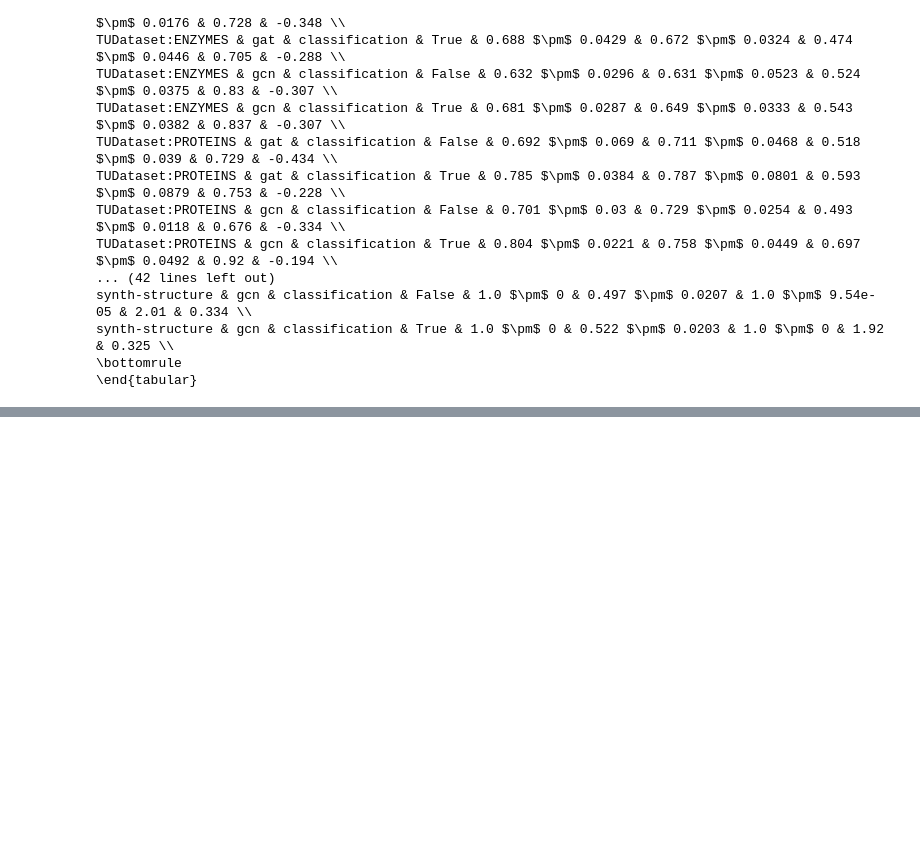
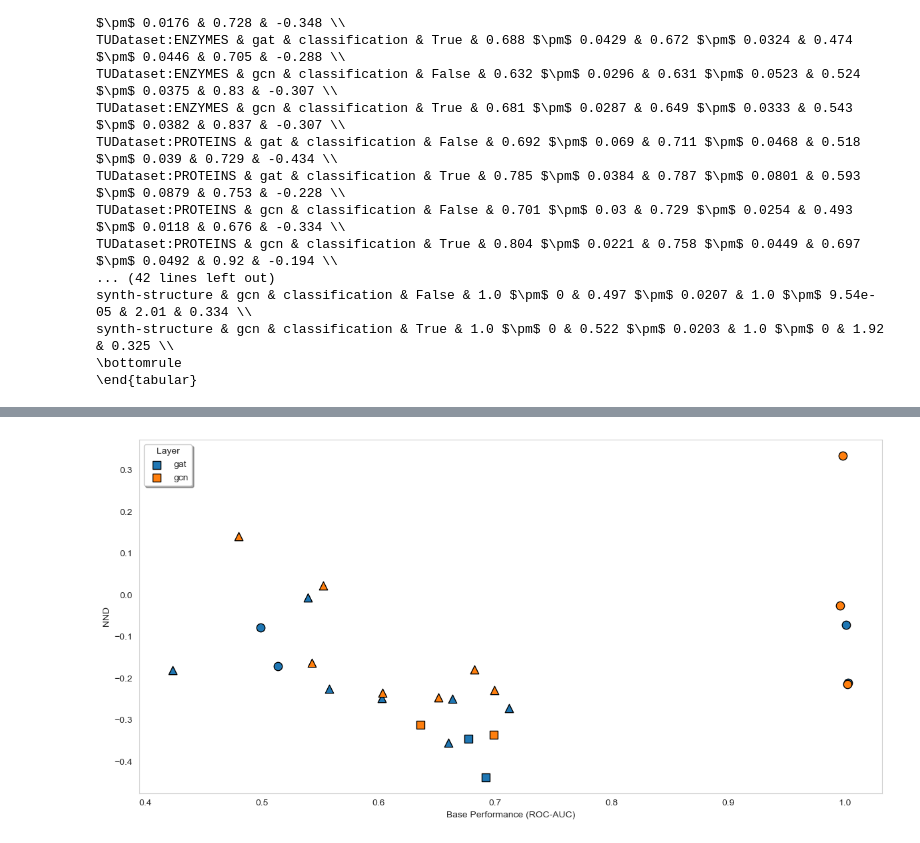
Before and after one commit to alexodavies/graphs-noise-noise, a Jupyter notebook: analysis.ipynb, the cells around one changed output, grey strips where cells are left out. Saved outputs shown, nothing was run; the diff lists cells and outputs as text; code cells hidden in the pictures; blank space fills up the shorter version.

Commit message:
New figures

```diff
--- a/analysis.ipynb
+++ b/analysis.ipynb
@@ -530,0 +591,85 @@ plt.savefig("figures/pos-impact-scatter.png")
+# %%
+import pandas as pd
+import matplotlib.pyplot as plt
+import seaborn as sns
+import numpy as np
+
+# Load your DataFrame (replace this with your actual DataFrame loading process)
+# df = pd.read_csv("your_data.csv")  # Example if loading from a CSV
+
+# Ensure 'Base Performance' and 'NND' columns are numeric
+df["Base Performance"] = pd.to_numeric(df["Base Performance"], errors='coerce')
+df["NND"] = pd.to_numeric(df["NND"], errors='coerce')
+
+# Extract datasets and layers
+datasets = df["Dataset"].unique()
+layers = df["Layer"].unique()
+
+# Prepare data for plotting
+perf_changes = []
+
+for dataset in datasets:
+    for layer in layers:
+        base_true = df[(df["Dataset"] == dataset) & (df["Layer"] == layer) & (df["Pos."] == True)][["Base Performance", "NND"]].values
+        base_false = df[(df["Dataset"] == dataset) & (df["Layer"] == layer) & (df["Pos."] == False)][["Base Performance", "NND"]].values
+
+        if len(base_true) > 0 and len(base_false) > 0:
+            perf_changes.append({
+                "Dataset": dataset,
+                "Layer": layer,
+                "Base Performance True": float(base_true[0][0]),
+                "Base Performance False": float(base_false[0][0]),
+                "NND True": float(base_true[0][1]),
+                "NND False": float(base_false[0][1])
+            })
+
+# Convert to DataFrame
+change_df = pd.DataFrame(perf_changes)
+change_df = change_df.sort_values("Dataset")
+
+# Function to add random jitter
+def jitter(values, jitter_amount=0.005):
+    return values + np.random.uniform(-jitter_amount, jitter_amount, size=values.shape)
+
+# Plot scatter with arrows, adding jitter to make points more visible
+plt.figure(figsize=(12, 6))
+sns.set_style("whitegrid")
+sns.set_palette("tab10")
+
+for _, row in change_df.iterrows():
+    color = sns.color_palette("tab10")[list(layers).index(row["Layer"])]
+    start_x = jitter(np.array([row["Base Performance False"]]))[0]
+    start_y = jitter(np.array([row["NND False"]]))[0]
+    end_x = jitter(np.array([row["Base Performance True"]]))[0]
+    end_y = jitter(np.array([row["NND True"]]))[0]
+
+    if 'mol' in row["Dataset"].lower():
+        marker = '^'
+        linestyle = 'dashed'
+    elif 'tudataset' in row["Dataset"].lower():
+        marker = 's'
+        linestyle = 'dotted'
+    else:
+        marker = 'o'
+        linestyle = 'solid'
+
+    # plt.scatter(start_x, start_y,
+    #             color=color,
+    #             alpha=0.3,
+    #             edgecolor="black", s=80, marker=marker)
+    plt.scatter(start_x, start_y,
+                color=color,
+                alpha=1.0,
+                edgecolor="black", s=80, marker=marker, label=row["Layer"] if row["Layer"] not in plt.gca().get_legend_handles_labels()[1] else "")
+    # plt.plot([start_x, end_x], [start_y, end_y], linestyle=linestyle, color=color, alpha=0.7)
+
+plt.xlabel("Base Performance (ROC-AUC)")
+plt.ylabel("NND")
+# plt.title("Effect of Positional Encodings on Base Performance and NND")
+plt.legend(title="Layer", shadow=True)
+plt.grid(False)
+
+plt.tight_layout()
+plt.savefig("figures/perf-nnd-no-pos.png")
+# %% [output]
+[figure, added]
```
Also changed, not shown: parts of 9 cells of this notebook, 5 other files.
